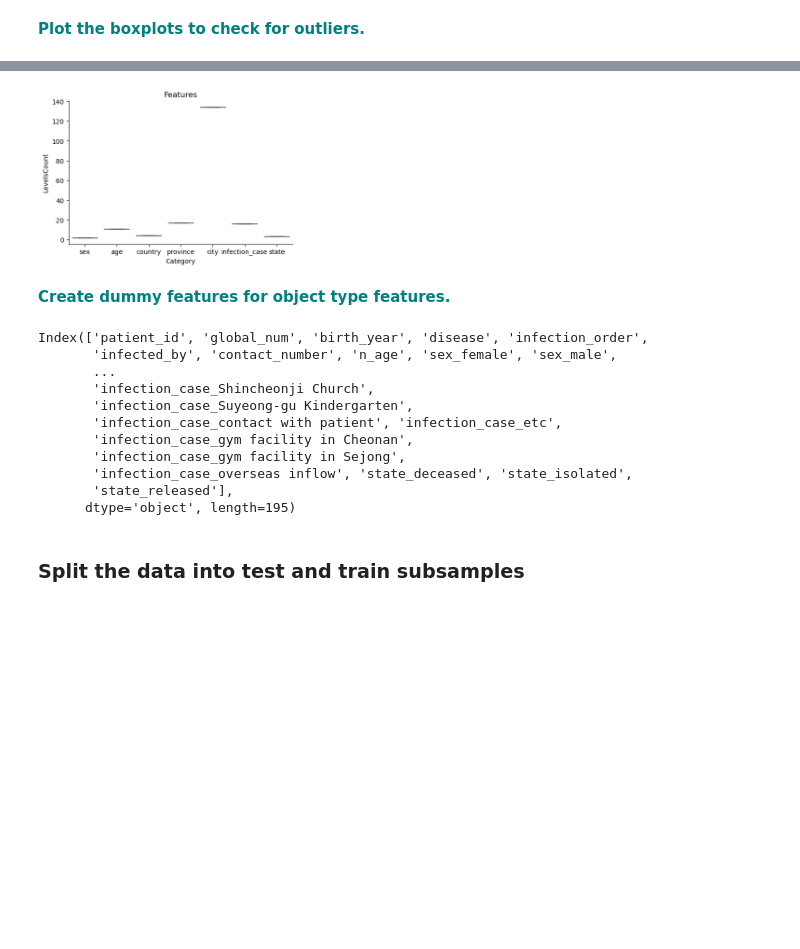
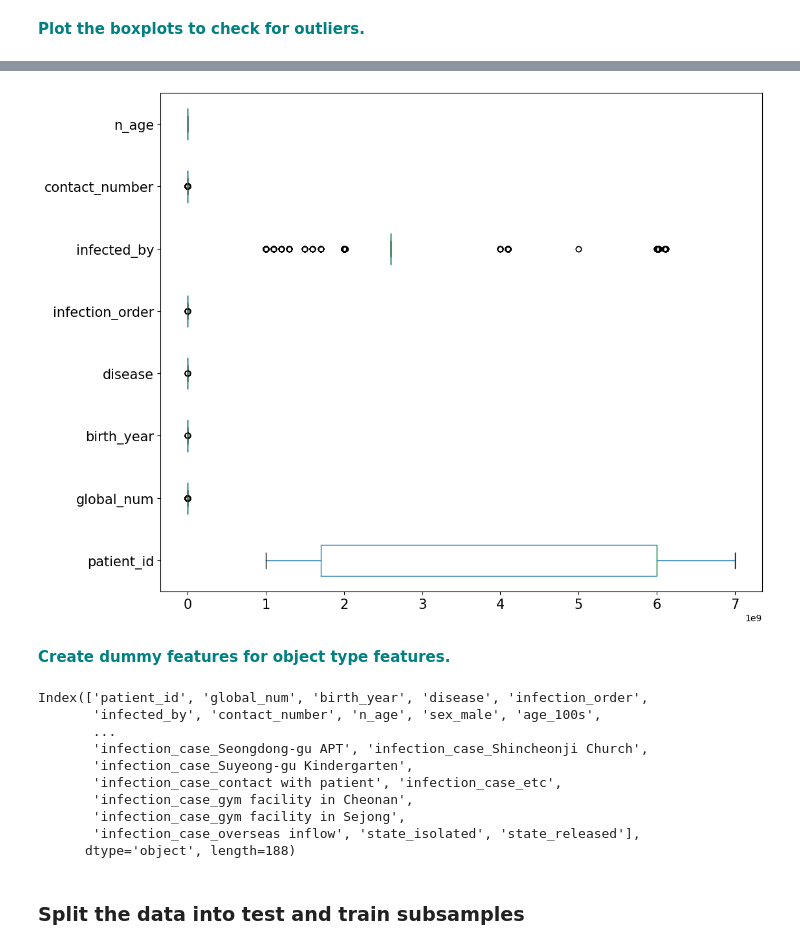
Before and after one commit to mchar95/Case_Studies, a Jupyter notebook: RandomForest_casestudy_covid19.ipynb, the cells around one changed output, grey strips where cells are left out. Drawn from its saved outputs; the diff is of its cells as text; code cells hidden in the pictures; blank space fills up the shorter version.

Commit message:
Updated Random Forest Case Study

```diff
--- a/RandomForest_casestudy_covid19.ipynb
+++ b/RandomForest_casestudy_covid19.ipynb
@@ -325,34 +337,25 @@ LevelsCount     int64
 dtype: object
-# %%
-cat_cols = vn.select_dtypes(include=['object']).columns
-
-target = 'LevelsCount'
-
-vn_melted = vn.melt(id_vars=target, value_vars=cat_cols, var_name='Categorical Feature', value_name='Category')
-
-_ = sns.catplot(x='Category', y=target, col='Categorical Feature',
-            data=vn_melted, kind='box', col_wrap=3, height=4, aspect=1.3)
-
-_ = plt.title('Features')
-# %% [output]
-[figure, removed]
+# %%
+boxplot = df.boxplot(grid=False, vert=False, fontsize=15, figsize=(12,10))
+# %% [output]
+[figure, added]
 # %% [markdown]
 **<font color='teal'> Create dummy features for object type features. </font>**
 # %%
-df_dummy_variables = pd.get_dummies(df, drop_first=False)
+object_cols = df.select_dtypes(include='object').columns
+df_dummy_variables = pd.get_dummies(df, columns=object_cols, drop_first=True, dtype=int)
 print(df_dummy_variables.columns)
 # %% [output]
 Index(['patient_id', 'global_num', 'birth_year', 'disease', 'infection_order',
-       'infected_by', 'contact_number', 'n_age', 'sex_female', 'sex_male',
+       'infected_by', 'contact_number', 'n_age', 'sex_male', 'age_100s',
        ...
-       'infection_case_Shincheonji Church',
+       'infection_case_Seongdong-gu APT', 'infection_case_Shincheonji Church',
        'infection_case_Suyeong-gu Kindergarten',
        'infection_case_contact with patient', 'infection_case_etc',
        'infection_case_gym facility in Cheonan',
        'infection_case_gym facility in Sejong',
-       'infection_case_overseas inflow', 'state_deceased', 'state_isolated',
-       'state_released'],
-      dtype='object', length=195)
+       'infection_case_overseas inflow', 'state_isolated', 'state_released'],
+      dtype='object', length=188)
 # %% [markdown]
 ### Split the data into test and train subsamples
 # %%
```
Also changed, not shown: parts of 7 cells of this notebook.
